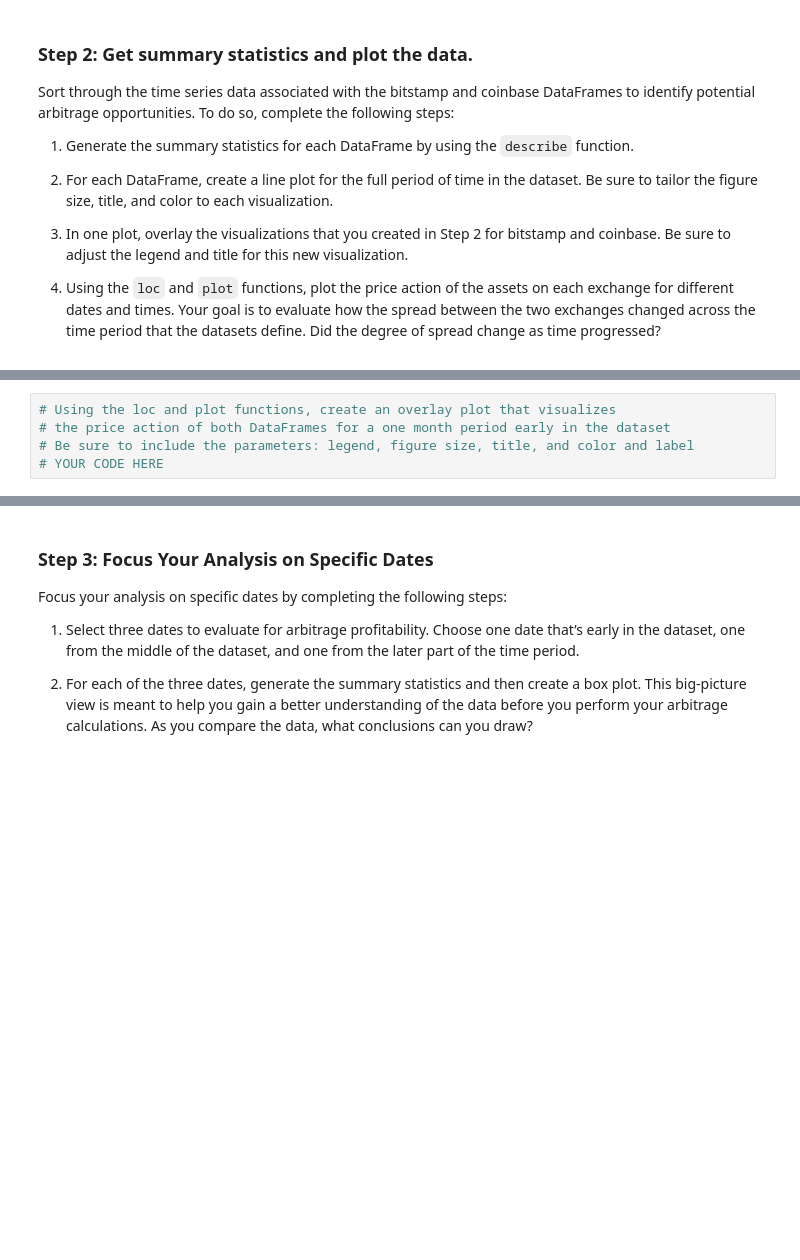
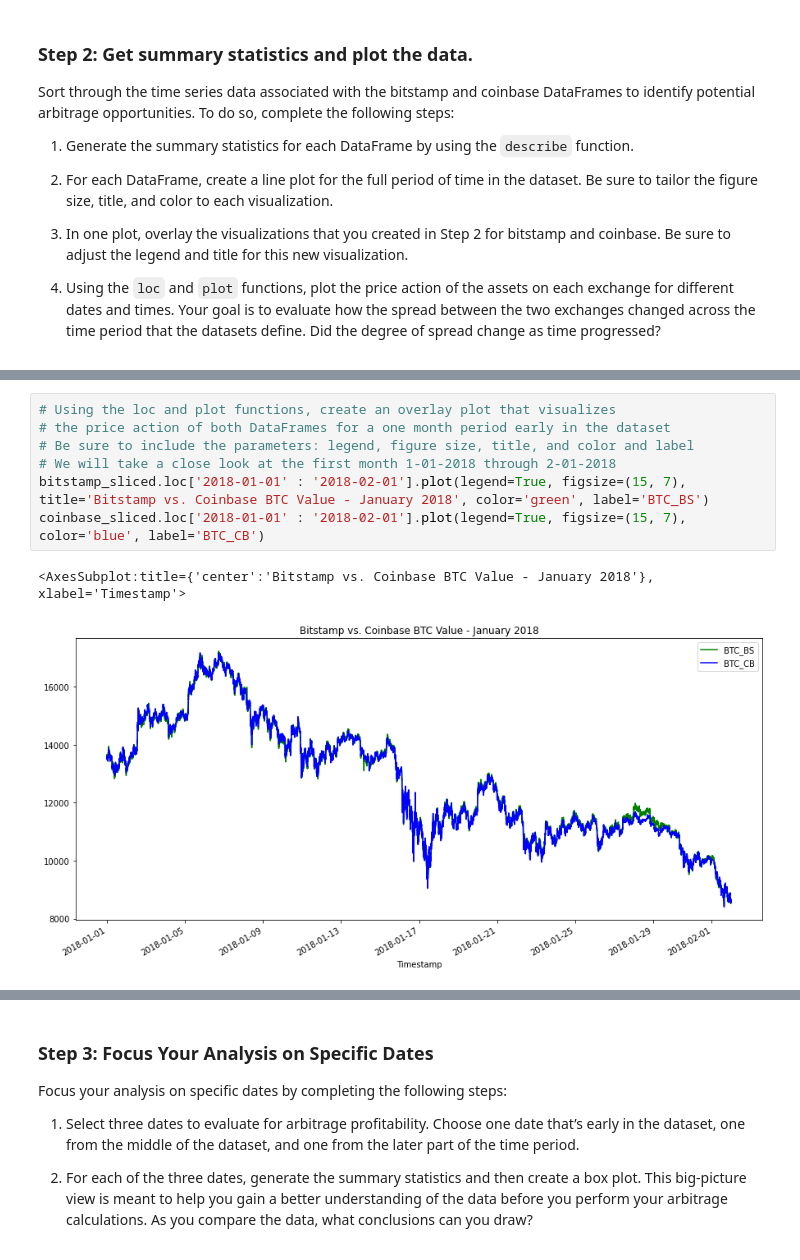
Before and after one commit to davidlp94/03_DLP_Bitcoin_arbitrage_application, a Jupyter notebook: crypto_arbitrage.ipynb, the cells around one changed output, grey strips where cells are left out. Cells and saved outputs as stored; diff of their text form; blank space fills up the shorter version.

```diff
--- a/crypto_arbitrage.ipynb
+++ b/crypto_arbitrage.ipynb
@@ -429,8 +465,13 @@ Sort through the time series data associated with the bitstamp and coinbase Data
 # %%
 # Using the loc and plot functions, create an overlay plot that visualizes
 # the price action of both DataFrames for a one month period early in the dataset
 # Be sure to include the parameters: legend, figure size, title, and color and label
-# YOUR CODE HERE
+# We will take a close look at the first month 1-01-2018 through 2-01-2018
+bitstamp_sliced.loc['2018-01-01' : '2018-02-01'].plot(legend=True, figsize=(15, 7), title='Bitstamp vs. Coinbase BTC Value - January 2018', color='green', label='BTC_BS')
+coinbase_sliced.loc['2018-01-01' : '2018-02-01'].plot(legend=True, figsize=(15, 7), color='blue', label='BTC_CB')
+# %% [output]
+<AxesSubplot:title={'center':'Bitstamp vs. Coinbase BTC Value - January 2018'}, xlabel='Timestamp'>
+[figure, added]
 # %%
 # Using the loc and plot functions, create an overlay plot that visualizes
 # the price action of both DataFrames for a one month period later in the dataset
```
Also changed, not shown: parts of 25 cells of this notebook.
